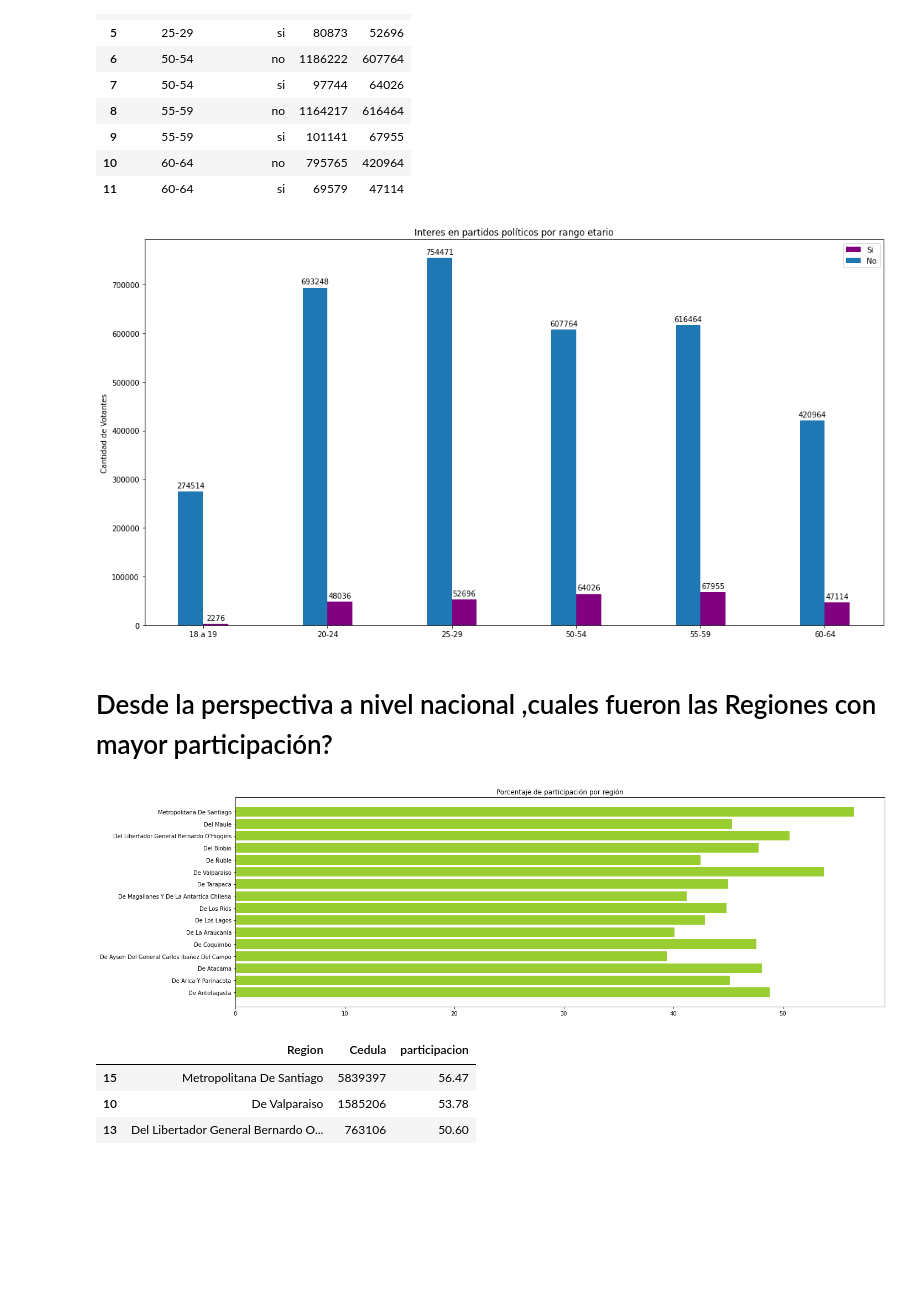
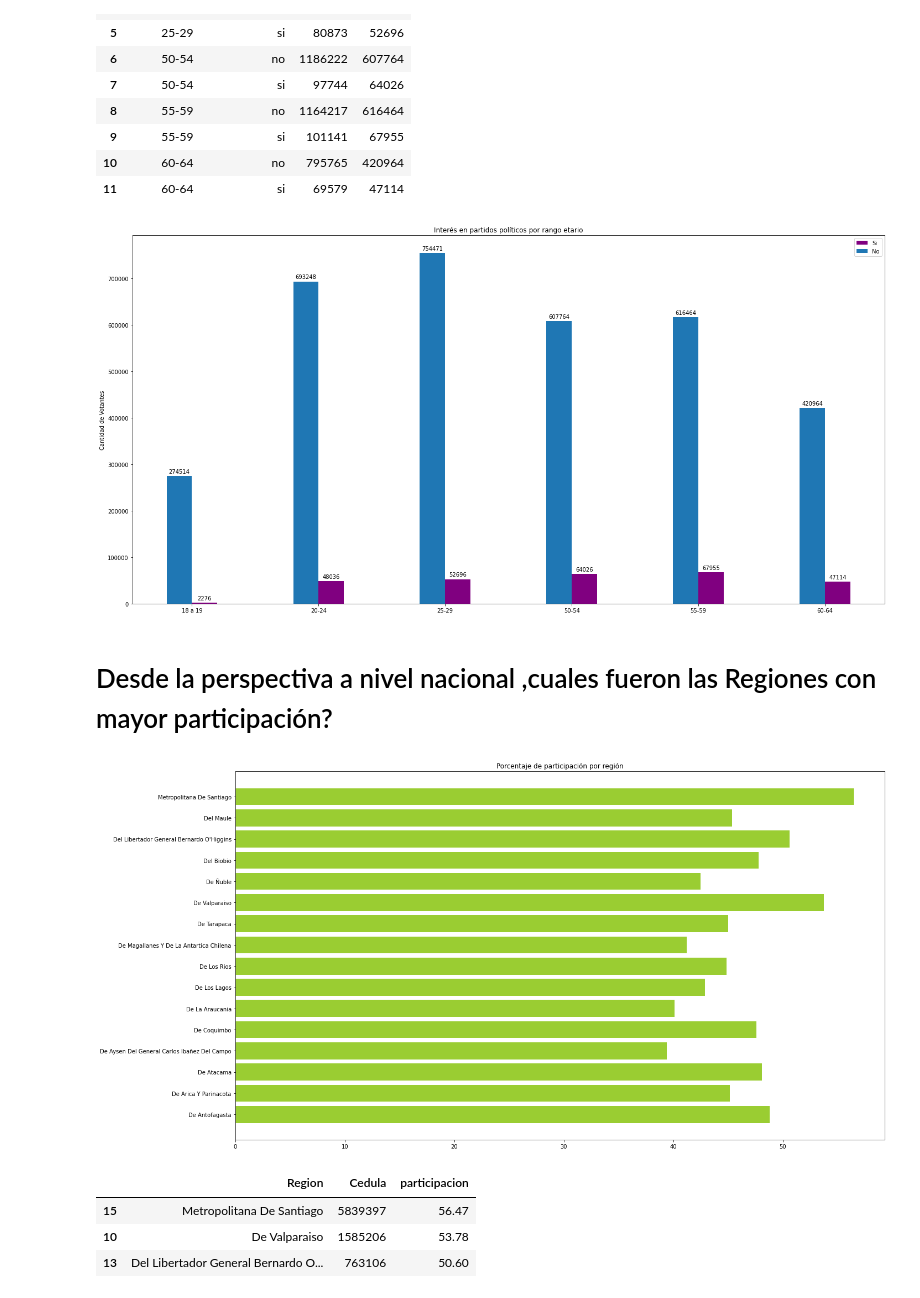
Before and after one commit to framirezv/proyecto-portafolio, a Jupyter notebook: notebooks/EDA_plebiscito_chile.ipynb, the cells around one changed output. Saved outputs shown, nothing was run; the diff lists cells and outputs as text; code cells hidden in the pictures; blank space fills up the shorter version.

```diff
--- a/notebooks/EDA_plebiscito_chile.ipynb
+++ b/notebooks/EDA_plebiscito_chile.ipynb
@@ -290,49 +265,37 @@ df_edades_af_p
 labels = conteo_si['Rango Edad'].reset_index()
 
 
 #Obtenemos la posicion de cada etiqueta en el eje de X
 x = np.arange(len(labels))
 #tamaño de cada barra
 width = 0.2
 
 #Damos el tamaño de nuestra gráfica
-fig, ax = plt.subplots(figsize=(15, 8))
+fig, ax = plt.subplots(figsize=(20, 10))
 
 #Generamos las barras para cada categoría
 rects1 = ax.bar(x + width/2,conteo_si['Votaron'],width,label='Si',color='purple')
 
 rects2 = ax.bar(x - width/2,conteo_no['Votaron'],width,label='No')
 
 #Añadimos las etiquetas de identificacion de valores en el grafico
 ax.set_ylabel('Cantidad de Votantes')
-ax.set_title('Interes en partidos políticos por rango etario')
+ax.set_title('Interés en partidos políticos por rango etario')
 ax.set_xticks(x)
 ax.set_xticklabels(labels['Rango Edad'])
 #Añadimos un legen() esto permite mmostrar con colores a que pertence cada valor.
 ax.legend()
-
-#mediante la siguiente función generaremos anotaciones para cada barra
-def autolabel(rects):
-    """Funcion para agregar una etiqueta con el valor en cada barra"""
-    for rect in rects:
-        height = rect.get_height()
-        ax.annotate('{}'.format(height),
-                    xy=(rect.get_x() + rect.get_width() / 2, height),
-                    xytext=(0, 3),  # 3 points vertical offset
-                    textcoords="offset points",
-                    ha='center', va='bottom')
-
 #Añadimos las etiquetas para cada barra
 autolabel(rects1)
 autolabel(rects2)
 fig.tight_layout()
-plt.savefig('doble_barra.png')
+plt.savefig('interes_pp_edad.png')
 #Mostramos la grafica con el metodo show()
 
 
 plt.show()
 # %% [output]
-[figure, old version]
+[figure, new version]
 # %% [markdown]
 # Desde la perspectiva a nivel nacional ,cuales fueron las Regiones con mayor participación?
 # %%
@@ -342,23 +305,38 @@ df_participacion_reg = df_datos.groupby('Region').count()[['Cedula','Votaron']].
 df_participacion_reg['participacion'] = np.round(df_participacion_reg['Votaron']*100/df_participacion_reg['Cedula'],2)
 # %%
 #mostramos el porcentaje de participación por región
-plt.barh(df_participacion_reg['Region'],df_participacion_reg['participacion'],
-         color='yellowgreen')
+labels = df_participacion_reg['Region'].reset_index()
 
-#modificamos el tamaño de la figura
-plt.rcParams["figure.figsize"] = (15, 6)
+
+#Obtenemos la posicion de cada etiqueta en el eje de X
+y = np.arange(len(labels))
+#tamaño de cada barra
+width = 0.2
+
+fig, ax = plt.subplots(figsize=(20, 10))
+
+#Generamos las barras para cada categoría
+rects1 = ax.barh(df_participacion_reg['Region'],df_participacion_reg['participacion'],color='yellowgreen')
 
 
 
-#plt.yticks(rotation=50)
+#Añadimos las etiquetas de identificacion de valores en el grafico
+#ax.set_ylabel('Partidos')
+ax.set_title('Porcentaje de participación por región')
+ax.set_yticks(y)
+#Añadimos un legen() esto permite mmostrar con colores a que pertence cada valor.
+#ax.legend()
 
-plt.title('Porcentaje de participación por región')
-#plt.xticks(np.arange(0,110,10))
+#Añadimos las etiquetas para cada barra
+#autolabel(rects1)
+fig.tight_layout()
 plt.savefig('porc_partic_region.png')
-plt.tight_layout()
+#Mostramos la grafica con el metodo show()
+
+
 plt.show()
 # %% [output]
-[figure, old version]
+[figure, new version]
 # %%
 #cuales fueron las 3 regiones con mayor participación?
 df_participacion_reg[['Region','Cedula','participacion']].sort_values('participacion',ascending=False).head(3)
```
Also changed, not shown: parts of 12 cells of this notebook, 8 other files.
